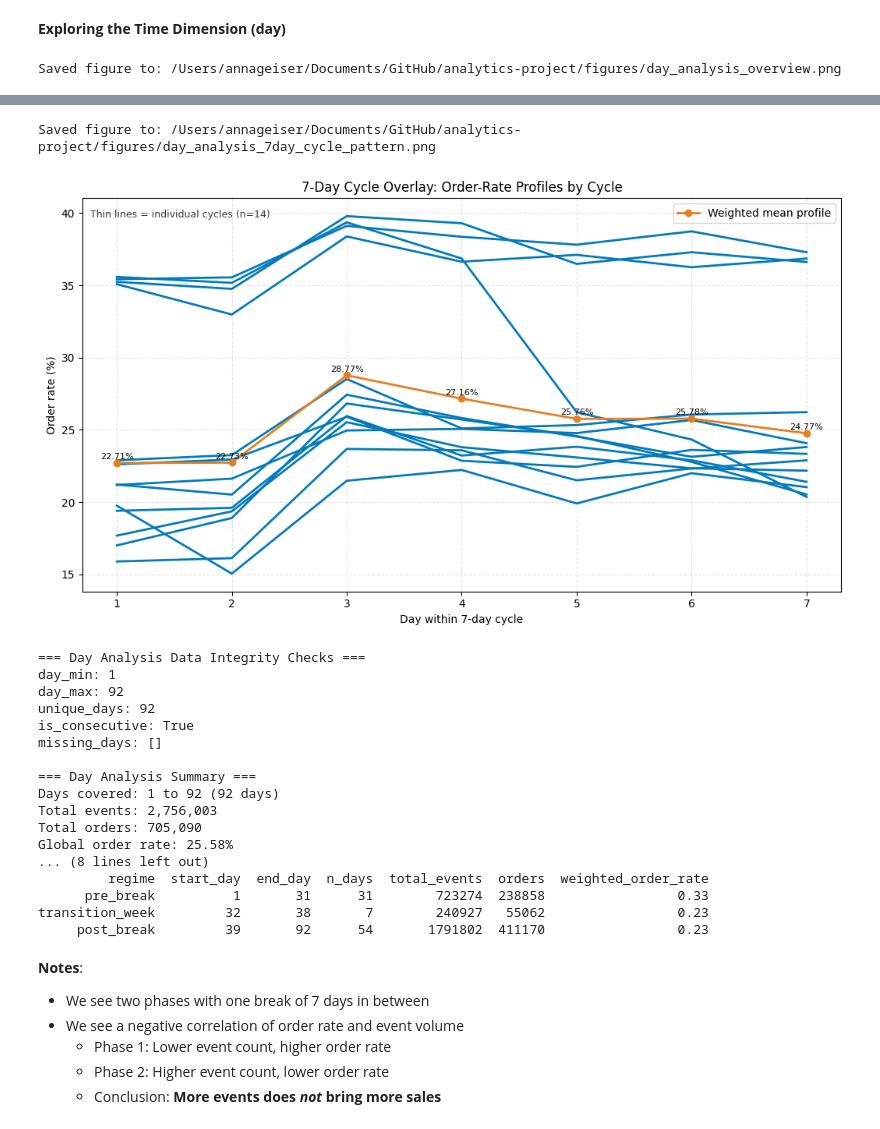
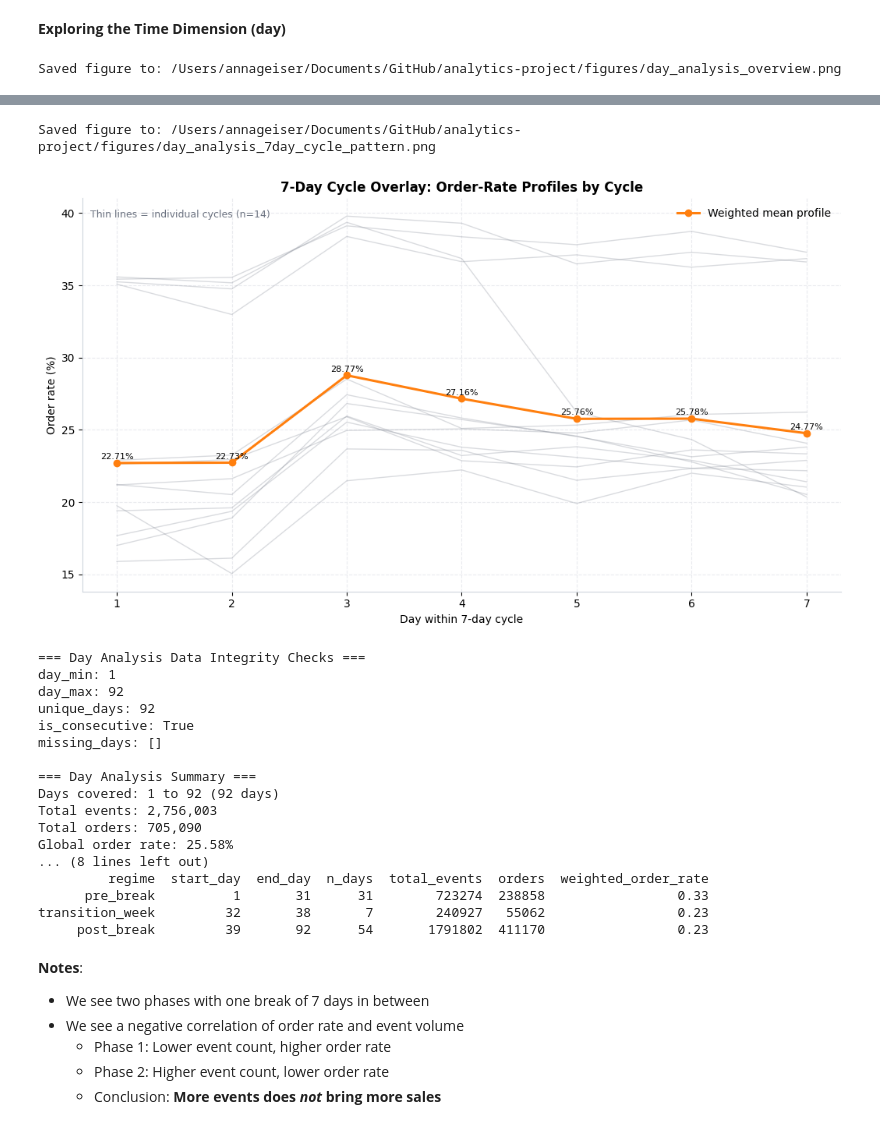
Before and after one commit to annageiser/analytics-project, a Jupyter notebook: main.ipynb, the cells around one changed output, grey strips where cells are left out. Drawn from its saved outputs; the diff is of its cells as text; code cells hidden in the pictures.

```diff
--- a/main.ipynb
+++ b/main.ipynb
@@ -674,6 +732,20 @@ from pathlib import Path
 # ============================================================
 # Day Analysis From Scratch (project-focused)
 # ============================================================
+
+viz = globals().get(
+    "VIZ_COLORS",
+    {
+        "primary": "#1f77b4",
+        "primary_light": "#9ecae1",
+        "primary_dark": "#0b3c66",
+        "highlight": "#ff7f0e",
+        "neutral": "#6b7280",
+        "success": "#2ca02c",
+        "danger": "#d62728",
+        "grid": "#e5e7eb",
+    },
+)
 
 # 1) Validation and setup
 required_cols = {"day", "order"}
@@ -783,17 +855,13 @@ regime_summary.to_csv(PROCESSED_DIR / "day_analysis_regime_summary.csv", index=F
 extreme_days.to_csv(PROCESSED_DIR / "day_analysis_extreme_days.csv", index=False)
 
 # 6) Plot overview (3 panels)
-THEME_LIGHT = "#8ecae6"
-THEME_DARK = "#e67e22"
-THEME_NEUTRAL = "#3a3a3a"
-
 fig, axes = plt.subplots(3, 1, figsize=(12, 11), sharex=True)
 
 # Panel A: Daily volume
-axes[0].bar(daily_stats["day"], daily_stats["total_events"], color="#8cc5e3", edgecolor="none")
+axes[0].bar(daily_stats["day"], daily_stats["total_events"], color=viz["primary_light"], edgecolor="none")
 axes[0].set_title("Daily Event Volume")
 axes[0].set_ylabel("Events")
-axes[0].grid(axis="y", linestyle="--", alpha=0.35)
+axes[0].grid(axis="y", alpha=0.8, color=viz["grid"])
 axes[0].yaxis.set_major_formatter(plt.FuncFormatter(lambda v, _: f"{int(v):,}"))
 
 # Panel B: Daily order rate with MA + global mean
@@ -802,14 +870,14 @@ global_mean_pct = global_order_rate * 100
 axes[1].plot(
     daily_stats["day"],
     daily_stats["order_rate"] * 100,
-    color="#2066a8",
+    color=viz["primary_dark"],
     linewidth=1.5,
     label="Daily order rate",
 )
 axes[1].plot(
     daily_stats["day"],
     daily_stats["order_rate_7d_ma"] * 100,
-    color="#e67e22",
+    color=viz["highlight"],
     linewidth=2.2,
     linestyle="--",
     label="7-day MA",
@@ -818,7 +886,7 @@ axes[1].plot(
 # Global mean reference line
 axes[1].axhline(
     global_mean_pct,
-    color="#4d4d4d",
+    color=viz["neutral"],
     linestyle="-.",
     linewidth=1.8,
     label=f"Global mean ({global_mean_pct:.2f}%)",
@@ -826,17 +894,17 @@ axes[1].axhline(
 
 axes[1].set_title("Order Rate Over Time")
 axes[1].set_ylabel("Order rate (%)")
-axes[1].grid(axis="both", linestyle="--", alpha=0.35)
+axes[1].grid(axis="both", alpha=0.8, color=viz["grid"])
 axes[1].legend(loc="best")
 
 # Panel C: Deviation from global baseline
-colors = np.where(daily_stats["order_rate_vs_global_pp"] >= 0, "#2ca25f", "#de2d26")
+colors = np.where(daily_stats["order_rate_vs_global_pp"] >= 0, viz["success"], viz["danger"])
 axes[2].bar(daily_stats["day"], daily_stats["order_rate_vs_global_pp"], color=colors, edgecolor="none")
-axes[2].axhline(0, color="#333333", linewidth=1)
+axes[2].axhline(0, color=viz["neutral"], linewidth=1)
 axes[2].set_title("Daily Order Rate Deviation vs Global Mean")
 axes[2].set_xlabel("Day")
 axes[2].set_ylabel("Difference (pp)")
-axes[2].grid(axis="y", linestyle="--", alpha=0.35)
+axes[2].grid(axis="y", alpha=0.8, color=viz["grid"])
 
 x_max = int(daily_stats["day"].max())
 
@@ -883,8 +951,9 @@ for _, cycle_df in cycle_overlay.groupby("cycle_id"):
     ax2.plot(
         cycle_df["day_in_cycle"],
         cycle_df["order_rate"] * 100,
-        color="#027abb",
-        linewidth=2.0,
+        color=viz["neutral"],
+        linewidth=1.0,
+        alpha=0.25,
     )
 
 # Bold line: weighted mean profile across all cycles
@@ -893,9 +962,9 @@ rate_pct = weekly_pattern["weighted_order_rate"].to_numpy() * 100
 ax2.plot(
     x,
     rate_pct,
-    color="#e67e22",
+    color=viz["highlight"],
     marker="o",
-    linewidth=2.0,
+    linewidth=2.2,
     label="Weighted mean profile",
 )
 
@@ -906,7 +975,7 @@ ax2.set_title("7-Day Cycle Overlay: Order-Rate Profiles by Cycle")
 ax2.set_xlabel("Day within 7-day cycle")
 ax2.set_ylabel("Order rate (%)")
 ax2.set_xticks(range(1, 8))
-ax2.grid(axis="both", linestyle="--", alpha=0.35)
+ax2.grid(axis="both", alpha=0.8, color=viz["grid"])
 ax2.legend(loc="upper right")
 ax2.text(
     0.01,
@@ -915,7 +984,7 @@ ax2.text(
     transform=ax2.transAxes,
     va="top",
     fontsize=9,
-    color=THEME_NEUTRAL,
+    color=viz["neutral"],
 )
 
 fig2.tight_layout()
@@ -969,5 +1038,5 @@ Saved figure to: /Users/annageiser/Documents/GitHub/analytics-project/figures/da
 Saved figure to: /Users/annageiser/Documents/GitHub/analytics-project/figures/day_analysis_7day_cycle_pattern.png
-[figure, old version]
+[figure, new version]
 === Day Analysis Data Integrity Checks ===
 day_min: 1
 day_max: 92
```
Also changed, not shown: parts of 7 cells of this notebook.
